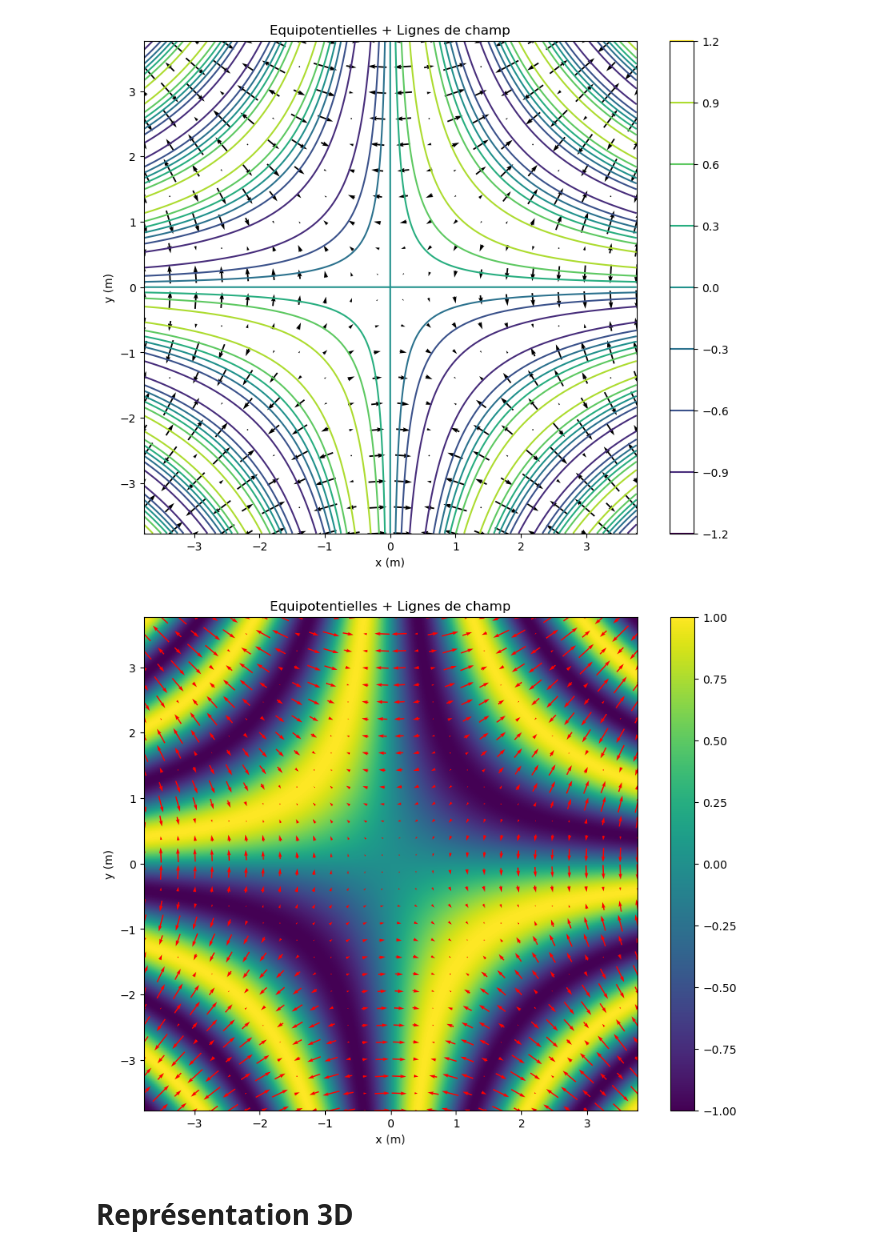
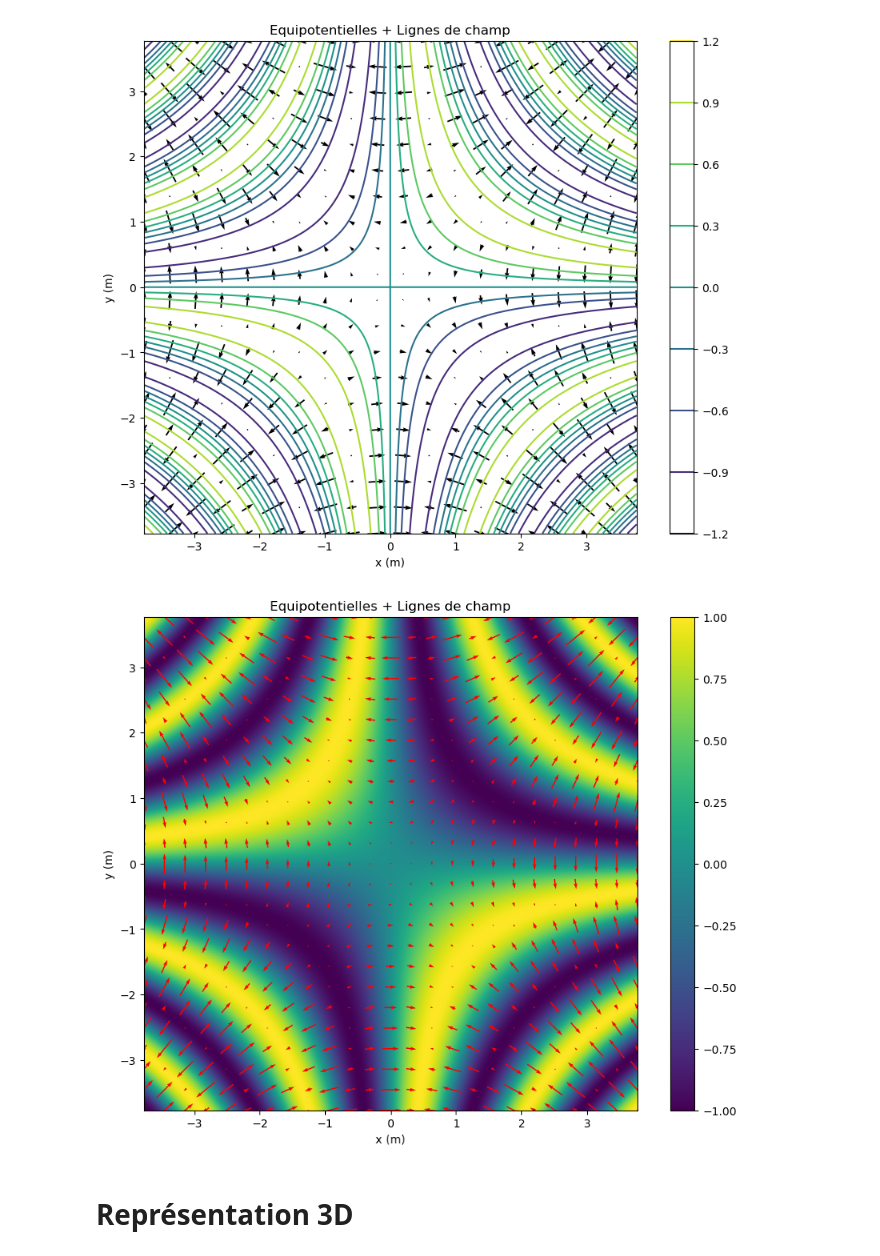
Before and after one commit to Brice-KENGNI-ZANGUIM/Python-pour-les-Mathematiques, a Jupyter notebook: Visualiser un champ de vecteurs.ipynb, the cells around one changed output. Saved outputs shown, nothing was run; the diff lists cells and outputs as text; code cells hidden in the pictures.

```diff
--- a/Visualiser un champ de vecteurs.ipynb
+++ b/Visualiser un champ de vecteurs.ipynb
@@ -280,22 +280,22 @@ plt.show()
 # %%
 plt.figure( figsize = (10,8))
 
 v = V(300)
 
 plt.imshow(  v[-1], extent=( v[0].min(), v[0].max(), v[0].min(), v[0].max() )  )
 plt.colorbar()
 
-plt.quiver(*E(30), pivot = "middle", color = "red")
+plt.quiver(*E(25), pivot = "middle", color = "red")
 
 plt.axis("scaled")
 plt.xlabel("x (m)")
 plt.ylabel("y (m)")
 
 plt.title("Equipotentielles + Lignes de champ")
 
 plt.show()
 # %% [output]
-[figure, old version]
+[figure, new version]
 # %% [markdown]
 <h1> <strong> Représentation 3D
 # %% [markdown]
```
Also changed, not shown: 1 other file.
